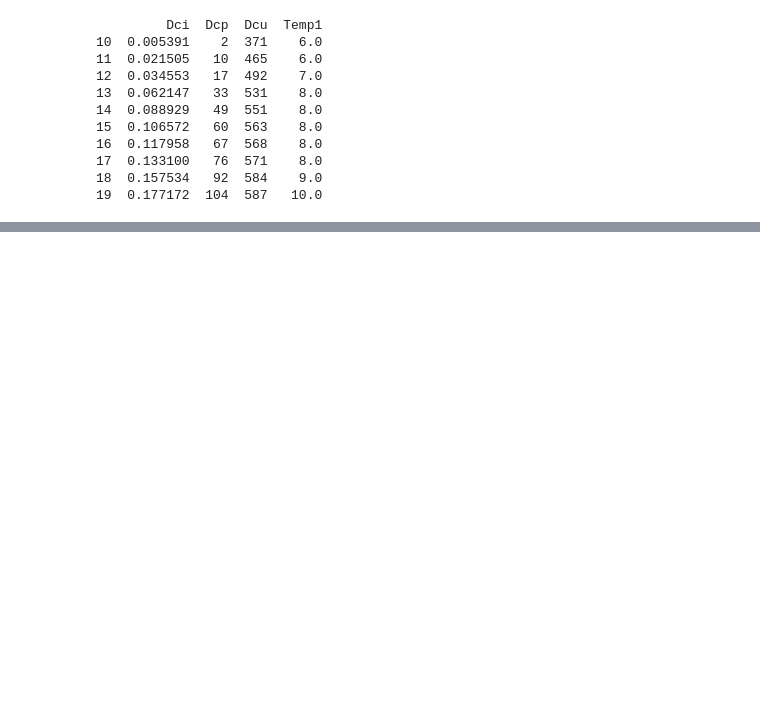
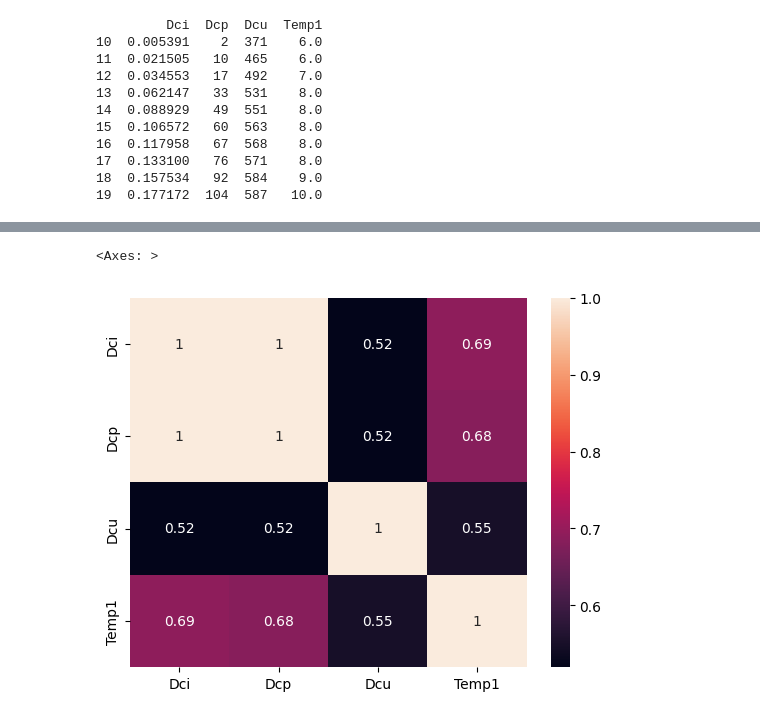
Before and after one commit to MuhammedKrz/DatenanalyseUndMLPraktika, a Jupyter notebook: Blatt 4/Praktikum4.ipynb, the cells around one changed output, grey strips where cells are left out. Cells and saved outputs as stored; diff of their text form; code cells hidden in the pictures; blank space fills up the shorter version.

Commit message:
Implementation task 3d (Heatmap)

```diff
--- a/Blatt 4/Praktikum4.ipynb
+++ b/Blatt 4/Praktikum4.ipynb
@@ -180,3 +180,9 @@ print(filtered_df3.head(10))
 d) Erstellen Sie eine Heatmap über die verbliebenen 4 Merkmale wie unten abgebildet! (1P)
 
 <img src="images/3d.png" width="500">
+# %%
+import seaborn as sns
+sns.heatmap(filtered_df3.corr(), annot=True)
+# %% [output]
+<Axes: >
+[figure, added]
```
